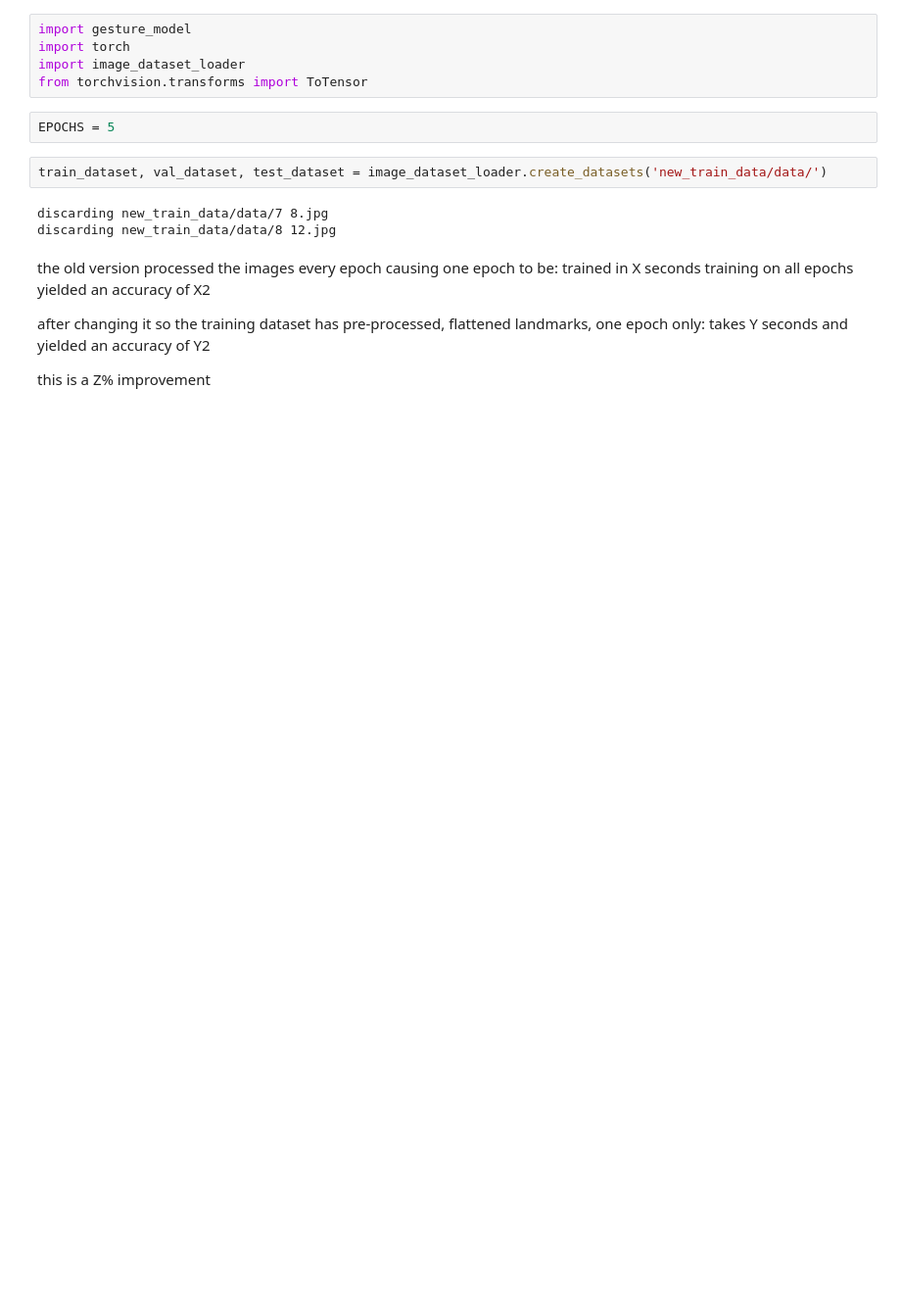
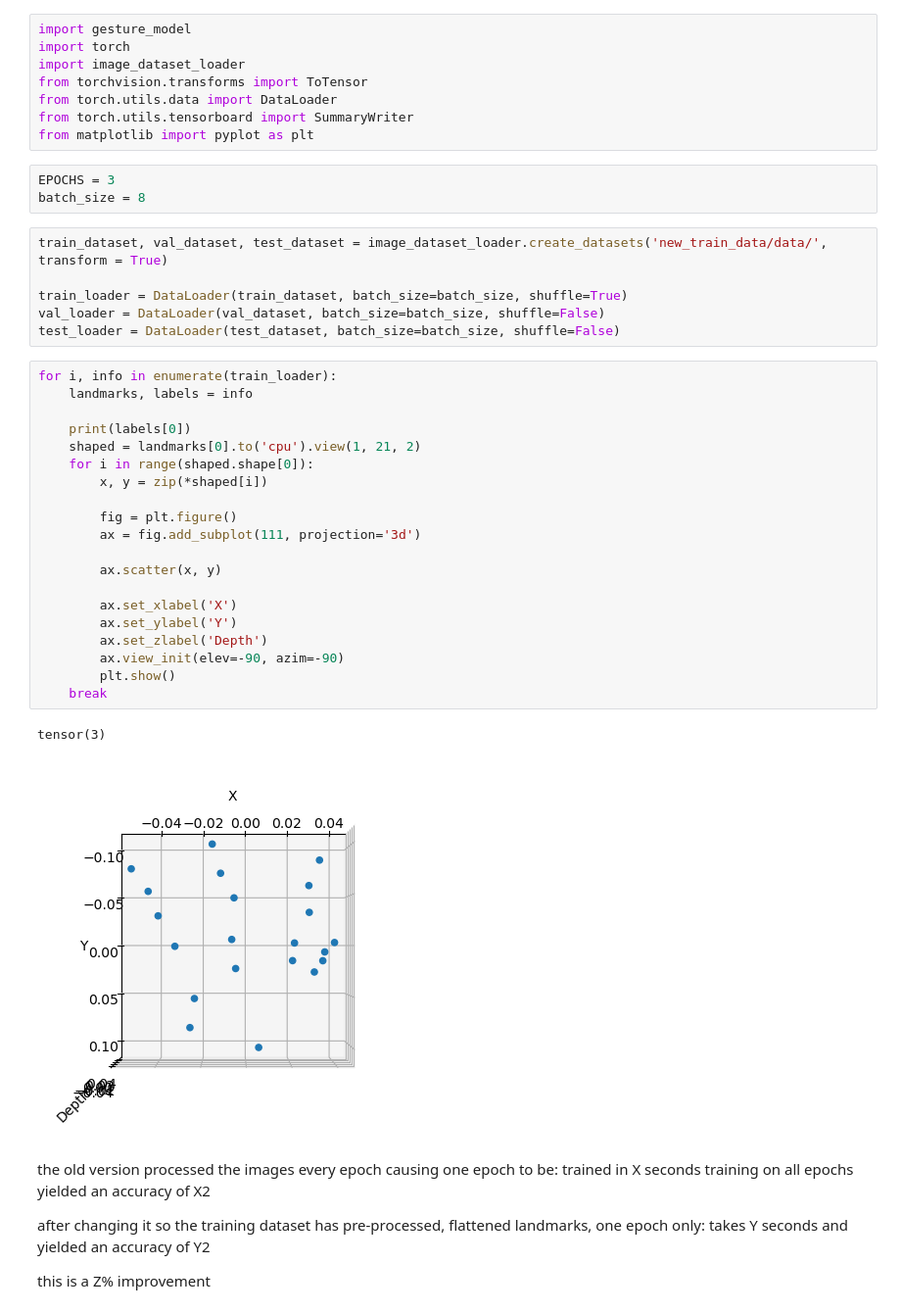
Before and after one commit to awesominat/gesture-arithmetic, a Jupyter notebook: train.ipynb, the cells around one changed output. Shown at 98% size. Saved outputs shown, nothing was run; the diff lists cells and outputs as text; blank space fills up the shorter version.

```diff
--- a/train.ipynb
+++ b/train.ipynb
@@ -3,13 +3,41 @@ import gesture_model
 import torch
 import image_dataset_loader
 from torchvision.transforms import ToTensor
+from torch.utils.data import DataLoader
+from torch.utils.tensorboard import SummaryWriter
+from matplotlib import pyplot as plt
-# %%
-EPOCHS = 5
-# %%
-train_dataset, val_dataset, test_dataset = image_dataset_loader.create_datasets('new_train_data/data/')
-# %% [output]
-discarding new_train_data/data/7 8.jpg
-discarding new_train_data/data/8 12.jpg
+# %%
+EPOCHS = 3
+batch_size = 8
+# %%
+train_dataset, val_dataset, test_dataset = image_dataset_loader.create_datasets('new_train_data/data/', transform = True)
+
+train_loader = DataLoader(train_dataset, batch_size=batch_size, shuffle=True)
+val_loader = DataLoader(val_dataset, batch_size=batch_size, shuffle=False)
+test_loader = DataLoader(test_dataset, batch_size=batch_size, shuffle=False)
+# %%
+for i, info in enumerate(train_loader):
+    landmarks, labels = info
+
+    print(labels[0])
+    shaped = landmarks[0].to('cpu').view(1, 21, 2)
+    for i in range(shaped.shape[0]):
+        x, y = zip(*shaped[i])
+
+        fig = plt.figure()
+        ax = fig.add_subplot(111, projection='3d')
+
+        ax.scatter(x, y)
+
+        ax.set_xlabel('X')
+        ax.set_ylabel('Y')
+        ax.set_zlabel('Depth')
+        ax.view_init(elev=-90, azim=-90)
+        plt.show()
+    break
+# %% [output]
+tensor(3)
+[figure, added]
 # %% [markdown]
 the old version processed the images every epoch causing one epoch to be:
     trained in X seconds
```
Also changed, not shown: parts of 13 cells of this notebook, 3 other files.
